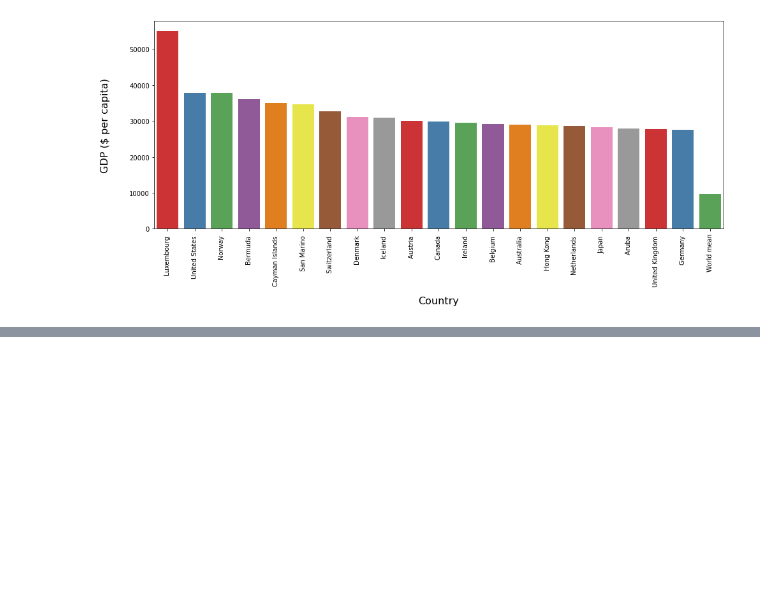
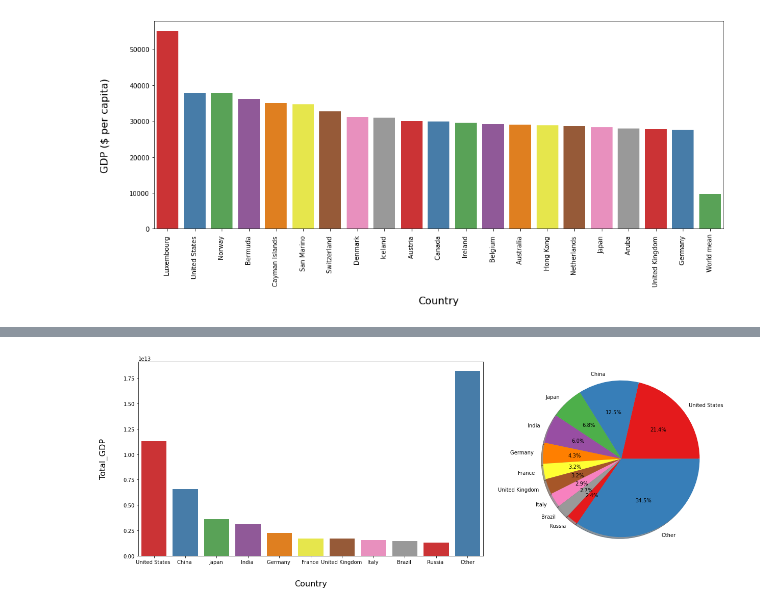
Before and after one commit to polashdas040/GDP-Analysis, a Jupyter notebook: GDP Analysis.ipynb, the cells around one changed output, grey strips where cells are left out. Saved outputs shown, nothing was run; the diff lists cells and outputs as text; code cells hidden in the pictures; blank space fills up the shorter version.

```diff
--- a/GDP Analysis.ipynb
+++ b/GDP Analysis.ipynb
@@ -205,0 +249,17 @@ rmse_test: 3206.7322747965322 msle_test: 0.17292106764606635
+# %%
+data['Total_GDP ($)'] = data['GDP ($ per capita)'] * data['Population']
+top_gdp_countries = data.sort_values('Total_GDP ($)',ascending=False).head(10)
+other = pd.DataFrame({'Country':['Other'], 'Total_GDP ($)':[data['Total_GDP ($)'].sum() - top_gdp_countries['Total_GDP ($)'].sum()]})
+gdps = pd.concat([top_gdp_countries[['Country','Total_GDP ($)']],other],ignore_index=True)
+
+fig, axes = plt.subplots(nrows=1, ncols=2, figsize=(20,7),gridspec_kw = {'width_ratios':[2,1]})
+sns.barplot(x='Country',y='Total_GDP ($)',data=gdps,ax=axes[0],palette='Set1')
+axes[0].set_xlabel('Country',labelpad=30,fontsize=16)
+axes[0].set_ylabel('Total_GDP',labelpad=30,fontsize=16)
+
+colors = sns.color_palette("Set1", gdps.shape[0]).as_hex()
+axes[1].pie(gdps['Total_GDP ($)'], labels=gdps['Country'],colors=colors,autopct='%1.1f%%',shadow=True)
+axes[1].axis('equal')
+plt.show()
+# %% [output]
+[figure, added]
```
Also changed, not shown: parts of 14 cells of this notebook, 2 other files.
